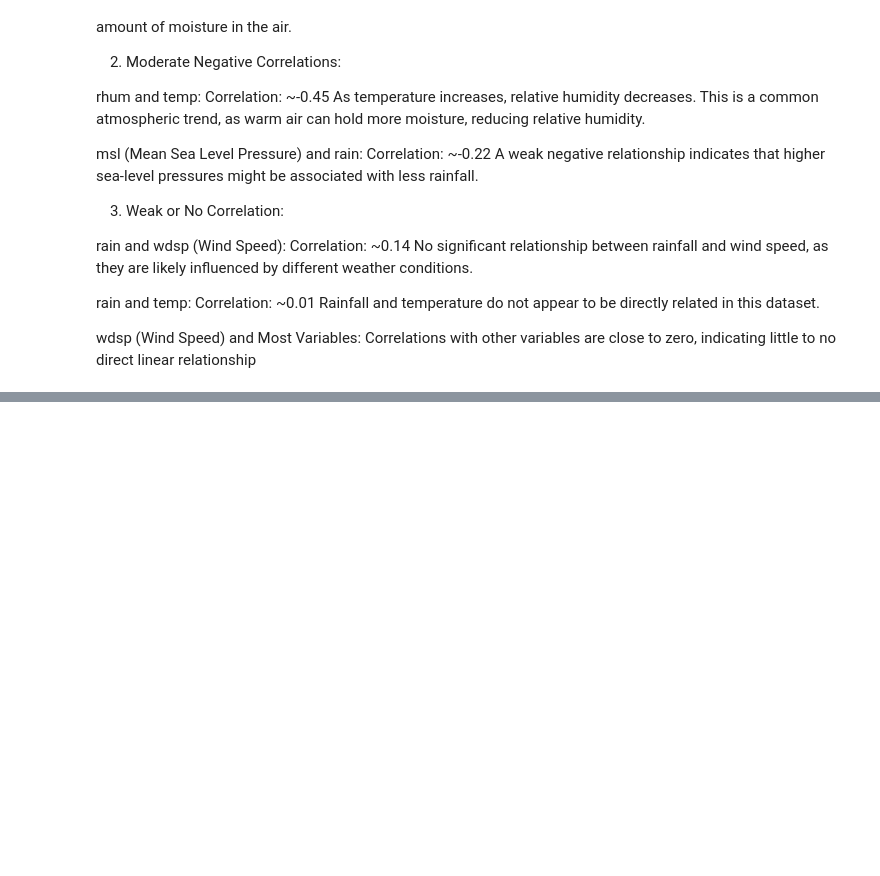
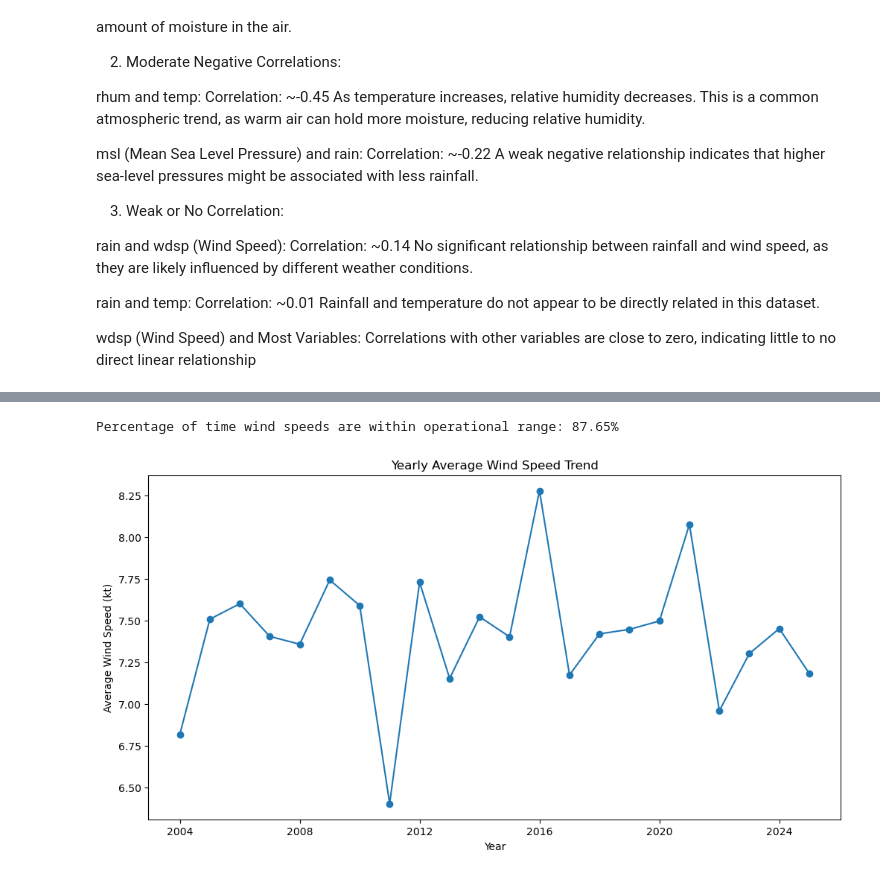
Before and after one commit to sarabDevOps/PFDA, a Jupyter notebook: pfda/pfda-Project/projectWork/G00305450.ipynb, the cells around one changed output, grey strips where cells are left out. Drawn from its saved outputs; the diff is of its cells as text; code cells hidden in the pictures; blank space fills up the shorter version.

```diff
--- a/pfda/pfda-Project/projectWork/G00305450.ipynb
+++ b/pfda/pfda-Project/projectWork/G00305450.ipynb
@@ -231,0 +268,23 @@ plt.show()
+# %%
+# Step 4: Wind Power Analysis
+# Wind turbine operational range (assumed: 3 kt to 25 kt)
+operational_range = (data_cleaned['wdsp'] >= 3) & (data_cleaned['wdsp'] <= 25)
+data_cleaned['operational'] = operational_range
+
+# Percentage of operational time
+operational_percentage = data_cleaned['operational'].mean() * 100
+print(f"Percentage of time wind speeds are within operational range: {operational_percentage:.2f}%")
+# %% [output]
+Percentage of time wind speeds are within operational range: 87.65%
+# %%
+# Step 5: Trend Analysis and Prediction
+# Calculate yearly averages
+yearly_avg = data_cleaned['wdsp'].resample('Y').mean()
+plt.figure(figsize=(12, 6))
+plt.plot(yearly_avg, marker='o')
+plt.title('Yearly Average Wind Speed Trend')
+plt.xlabel('Year')
+plt.ylabel('Average Wind Speed (kt)')
+plt.show()
+# %% [output]
+[figure, added]
```
Also changed, not shown: parts of 18 cells of this notebook, 1 other file.
